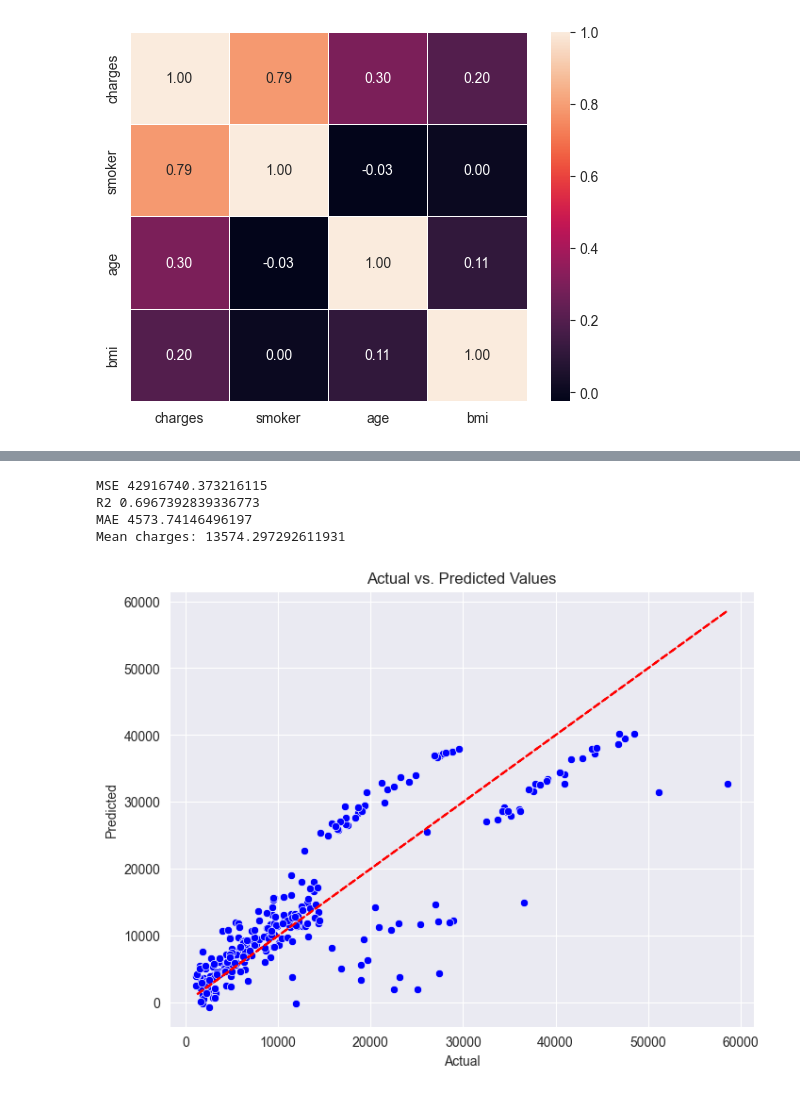
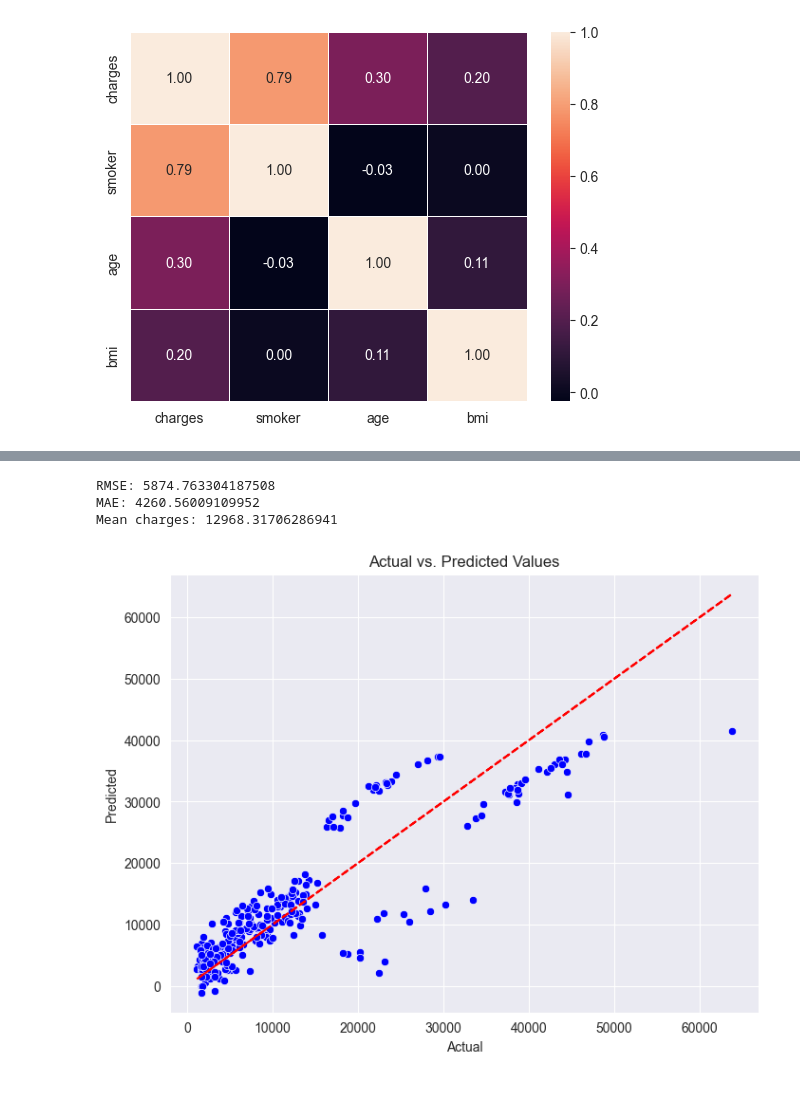
Before and after one commit to unit4216/boulder-super-learning, a Jupyter notebook: Modelling Insurance Charges.ipynb, the cells around one changed output, grey strips where cells are left out. Cells and saved outputs as stored; diff of their text form; code cells hidden in the pictures.

```diff
--- a/Modelling Insurance Charges.ipynb
+++ b/Modelling Insurance Charges.ipynb
@@ -291,32 +300,32 @@ Here, we analyze our results from each model - first, the multi-linear.
 # %%
+from sklearn.metrics import root_mean_squared_error
 
-from sklearn.metrics import mean_squared_error, r2_score
+# this was our three-feature model which had the highest r-squared value out of our single-degree models
+best_multivariate_model = models[-1]
 
-y_pred = models[2].predict(X_test)
+y_pred = best_multivariate_model.predict(X_test)
 y_test = X_test['charges']
 
-mse = mean_squared_error(y_test, y_pred)
-r2 = r2_score(y_test, y_pred)
-mae = mean_absolute_error(y_test, y_pred)
+# calculate RMSE and MAE for our single-degree model
+first_degree_rmse = root_mean_squared_error(y_test, y_pred)
+first_degree_mae = mean_absolute_error(y_test, y_pred)
+# get the mean charges to give a sense of scope of errors
+mean_charges = sum(y_test) / len(y_test)
 
-print(f'MSE {mse}')
-print(f'R2 {r2}')
-print(f'MAE {mae}')
-
-mean_charges = sum(y_test) / len(y_test)
+print(f'RMSE: {first_degree_rmse}')
+print(f'MAE: {first_degree_mae}')
 print(f'Mean charges: {mean_charges}')
 
-# results plot
-data = pd.DataFrame({    'Actual': y_test,    'Predicted': y_pred})
+# plot our actual vs predicated values
+data = pd.DataFrame({'Actual': y_test, 'Predicted': y_pred})
 plt.figure(figsize=(8, 6))
 sns.scatterplot(x='Actual', y='Predicted', data=data, marker='o', color='blue')
-plt.plot(data['Actual'], data['Actual'], 'r--')  # Red dashed line for perfect prediction
+plt.plot(data['Actual'], data['Actual'], 'r--')
 plt.title('Actual vs. Predicted Values')
 plt.show()
 # %% [output]
-MSE 42916740.373216115
-R2 0.6967392839336773
-MAE 4573.74146496197
-Mean charges: 13574.297292611931
+RMSE: 5874.763304187508
+MAE: 4260.56009109952
+Mean charges: 12968.31706286941
-[figure, old version]
+[figure, new version]
 # %% [markdown]
```
Also changed, not shown: parts of 10 cells of this notebook.
